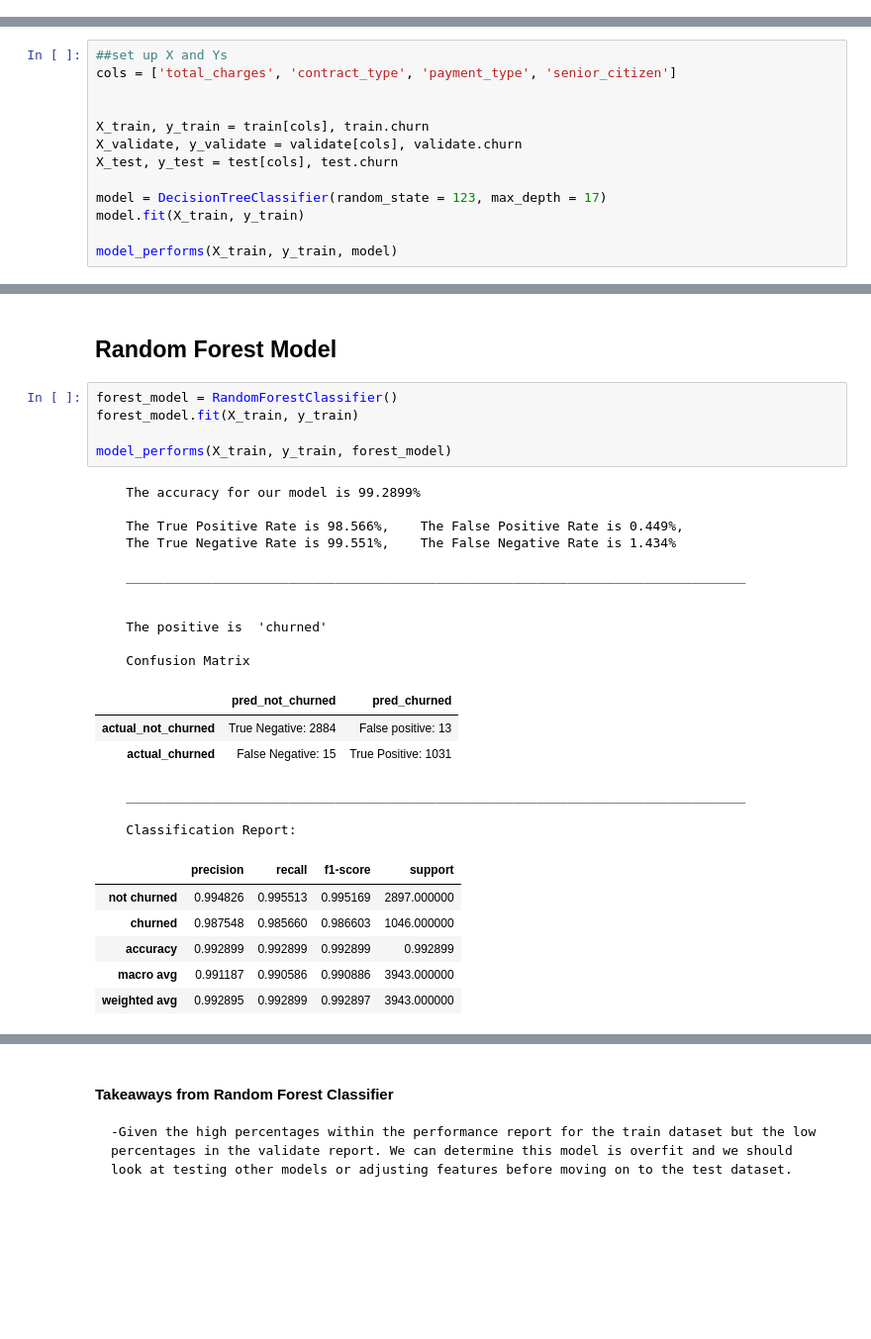
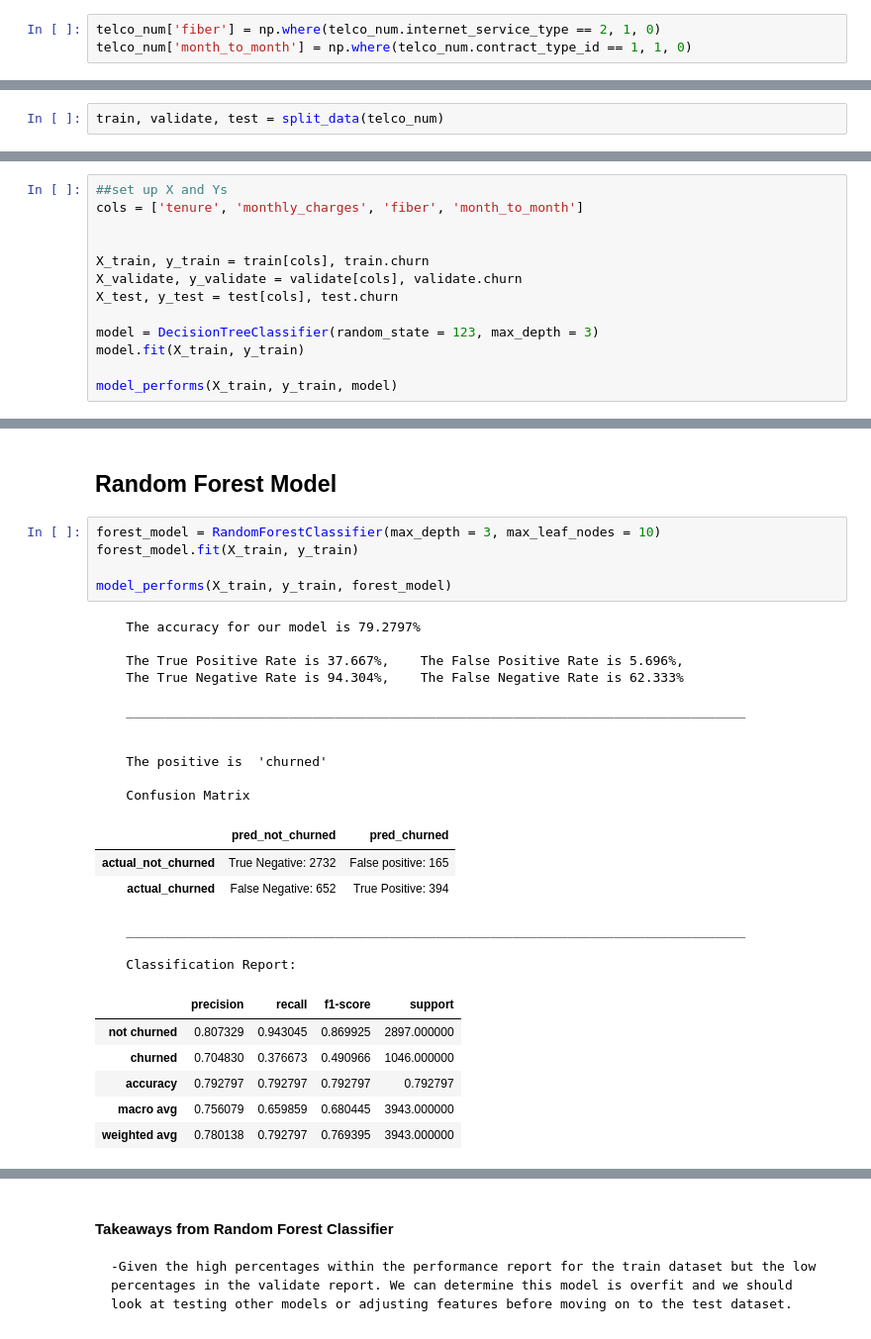
Before and after one commit to ForrestMccrosky/Classification_Project, a Jupyter notebook: classification_project_rough.ipynb, the cells around one changed output, grey strips where cells are left out. Shown at 99% size. Saved outputs shown, nothing was run; the diff lists cells and outputs as text; blank space fills up the shorter version.

```diff
--- a/classification_project_rough.ipynb
+++ b/classification_project_rough.ipynb
@@ -381,0 +394,3 @@ p     = 0.0035
+# %%
+telco_num['fiber'] = np.where(telco_num.internet_service_type == 2, 1, 0)
+telco_num['month_to_month'] = np.where(telco_num.contract_type_id == 1, 1, 0)
@@ -381,0 +407,2 @@ p     = 0.0035
+# %%
+train, validate, test = split_data(telco_num)
@@ -509,14 +556,14 @@ def model_performs (X_df, y_df, model):
     display(clas_rep)
 # %%
 ##set up X and Ys
-cols = ['total_charges', 'contract_type', 'payment_type', 'senior_citizen']
+cols = ['tenure', 'monthly_charges', 'fiber', 'month_to_month']
 
 
 X_train, y_train = train[cols], train.churn
 X_validate, y_validate = validate[cols], validate.churn
 X_test, y_test = test[cols], test.churn
 
-model = DecisionTreeClassifier(random_state = 123, max_depth = 17)
+model = DecisionTreeClassifier(random_state = 123, max_depth = 3)
 model.fit(X_train, y_train)
 
 model_performs(X_train, y_train, model)
@@ -577,34 +624,34 @@ model_performs(X_validate, y_validate, model)
 # %% [markdown]
 ## Random Forest Model
 # %%
-forest_model = RandomForestClassifier()
+forest_model = RandomForestClassifier(max_depth = 3, max_leaf_nodes = 10)
 forest_model.fit(X_train, y_train)
 
 model_performs(X_train, y_train, forest_model)
 # %% [output]
-    The accuracy for our model is 99.2899%
+    The accuracy for our model is 79.2797%
 
-    The True Positive Rate is 98.566%,    The False Positive Rate is 0.449%,
-    The True Negative Rate is 99.551%,    The False Negative Rate is 1.434%
+    The True Positive Rate is 37.667%,    The False Positive Rate is 5.696%,
+    The True Negative Rate is 94.304%,    The False Negative Rate is 62.333%
 
     ________________________________________________________________________________
 
 
     The positive is  'churned'
 
     Confusion Matrix
 |  | pred_not_churned | pred_churned |
-| actual_not_churned | True Negative: 2884 | False positive: 13 |
-| actual_churned | False Negative: 15 | True Positive: 1031 |
+| actual_not_churned | True Negative: 2732 | False positive: 165 |
+| actual_churned | False Negative: 652 | True Positive: 394 |
     ________________________________________________________________________________
 
     Classification Report:
 |  | precision | recall | f1-score | support |
-| not churned | 0.994826 | 0.995513 | 0.995169 | 2897.000000 |
-| churned | 0.987548 | 0.985660 | 0.986603 | 1046.000000 |
-| accuracy | 0.992899 | 0.992899 | 0.992899 | 0.992899 |
-| macro avg | 0.991187 | 0.990586 | 0.990886 | 3943.000000 |
-| weighted avg | 0.992895 | 0.992899 | 0.992897 | 3943.000000 |
+| not churned | 0.807329 | 0.943045 | 0.869925 | 2897.000000 |
+| churned | 0.704830 | 0.376673 | 0.490966 | 1046.000000 |
+| accuracy | 0.792797 | 0.792797 | 0.792797 | 0.792797 |
+| macro avg | 0.756079 | 0.659859 | 0.680445 | 3943.000000 |
+| weighted avg | 0.780138 | 0.792797 | 0.769395 | 3943.000000 |
 # %%
 model_performs(X_validate, y_validate, forest_model)
 # %% [output]
```
Also changed, not shown: parts of 17 cells of this notebook.
